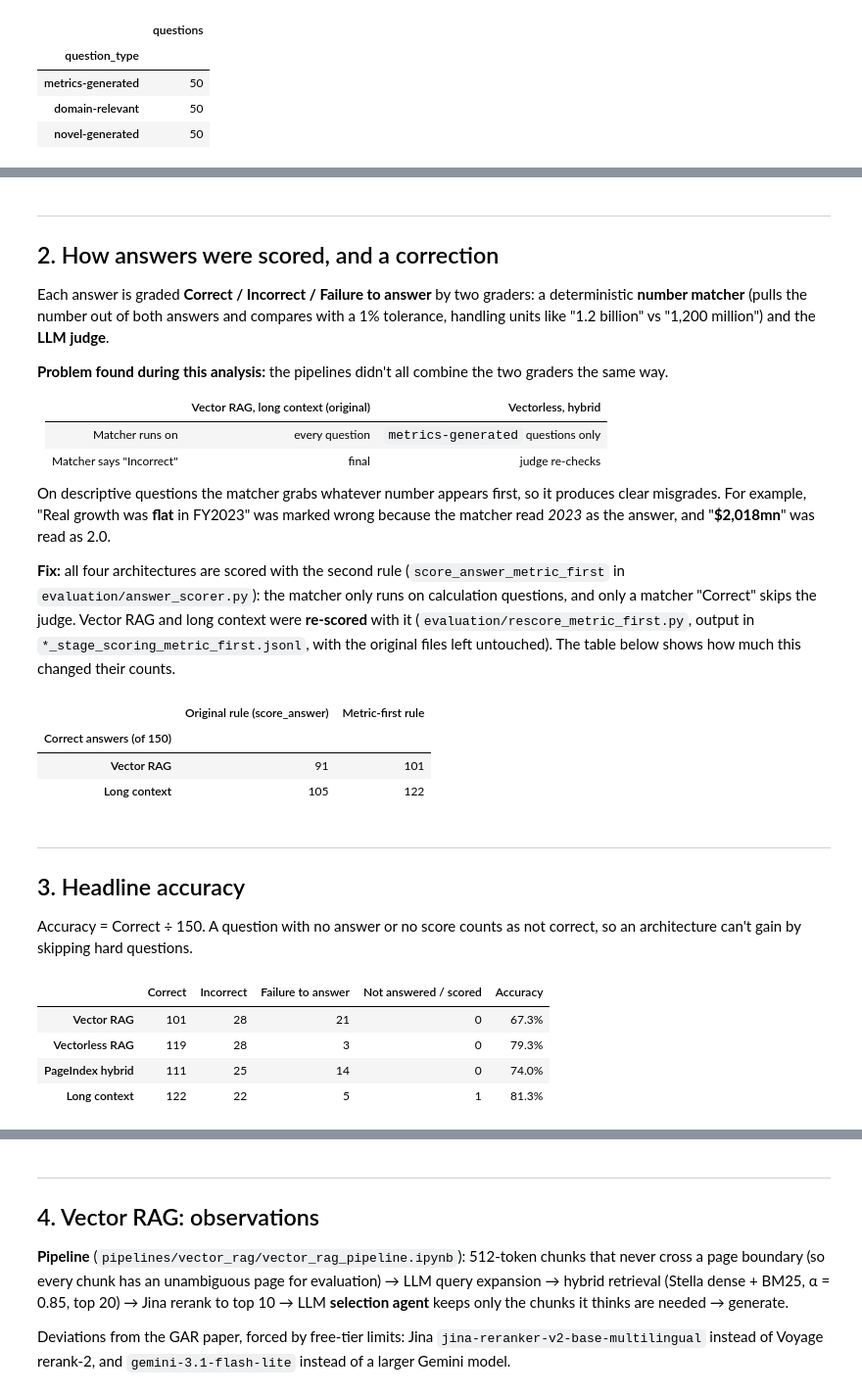
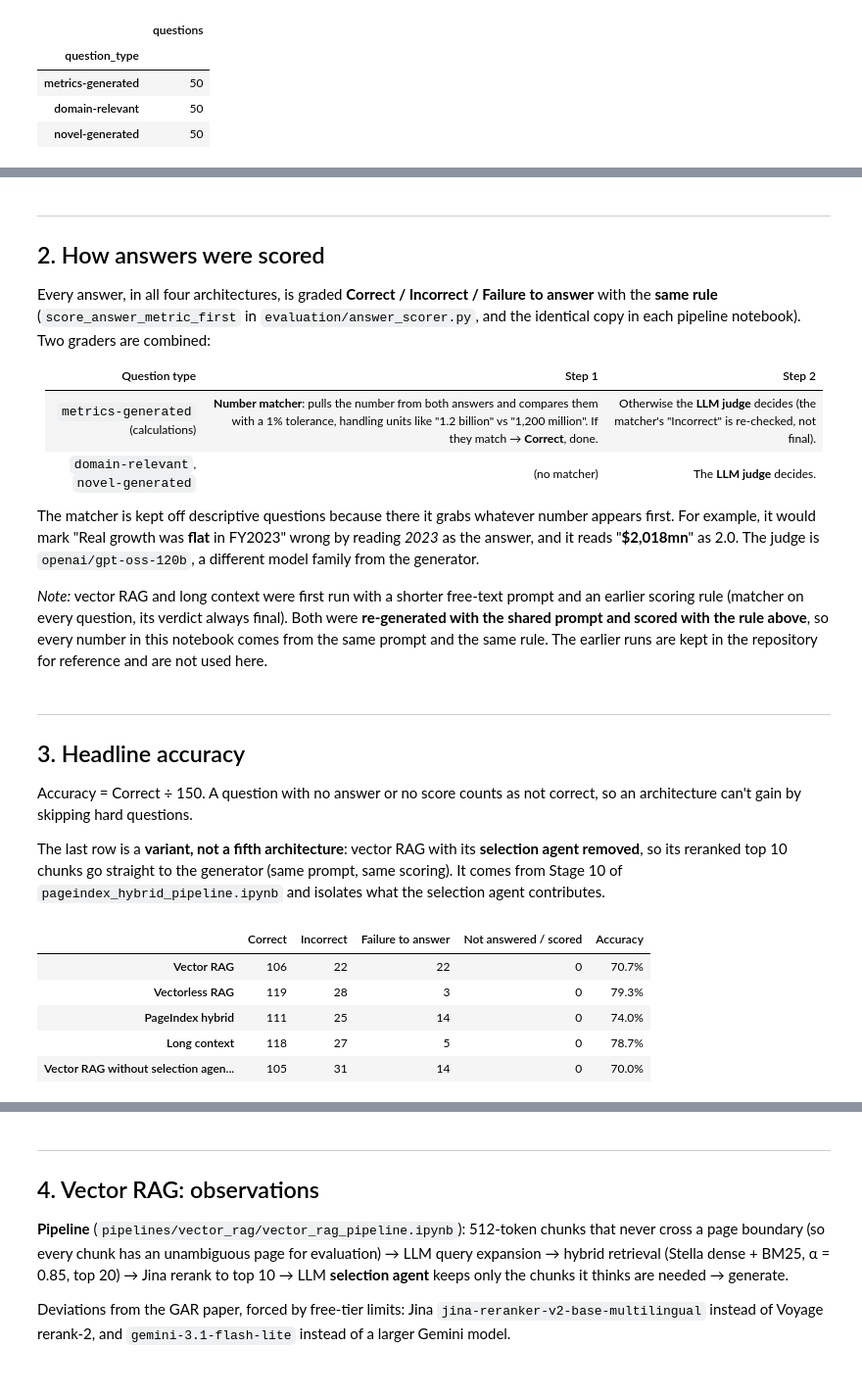
Before and after one commit to shaliqsv/financebench-rag-thesis, a Jupyter notebook: analysis/findings_walkthrough.ipynb, the cells around one changed output, grey strips where cells are left out. Shown at 98% size. Drawn from its saved outputs; the diff is of its cells as text; code cells hidden in the pictures.

```diff
--- a/analysis/findings_walkthrough.ipynb
+++ b/analysis/findings_walkthrough.ipynb
@@ -100,66 +101,59 @@ questions.question_type.value_counts().to_frame("questions")
 | **Long context** | none: the whole PDF is sent with every question | the entire filing |
 # %% [markdown]
 ---
-## 2. How answers were scored, and a correction
+## 2. How answers were scored
 
-Each answer is graded **Correct / Incorrect / Failure to answer** by two graders: a deterministic **number matcher** (pulls the number out of both answers and compares with a 1% tolerance, handling units like "1.2 billion" vs "1,200 million") and the **LLM judge**.
+Every answer, in all four architectures, is graded **Correct / Incorrect / Failure to answer** with the **same rule** (`score_answer_metric_first` in `evaluation/answer_scorer.py`, and the identical copy in each pipeline notebook). Two graders are combined:
 
-**Problem found during this analysis:** the pipelines didn't all combine the two graders the same way.
+| Question type | Step 1 | Step 2 |
+|---|---|---|
+| `metrics-generated` (calculations) | **Number matcher**: pulls the number from both answers and compares them with a 1% tolerance, handling units like "1.2 billion" vs "1,200 million". If they match → **Correct**, done. | Otherwise the **LLM judge** decides (the matcher's "Incorrect" is re-checked, not final). |
+| `domain-relevant`, `novel-generated` | (no matcher) | The **LLM judge** decides. |
 
-| | Vector RAG, long context (original) | Vectorless, hybrid |
-|---|---|---|
-| Matcher runs on | every question | `metrics-generated` questions only |
-| Matcher says "Incorrect" | final | judge re-checks |
+The matcher is kept off descriptive questions because there it grabs whatever number appears first. For example, it would mark "Real growth was **flat** in FY2023" wrong by reading *2023* as the answer, and it reads "**$2,018mn**" as 2.0. The judge is `openai/gpt-oss-120b`, a different model family from the generator.
 
-On descriptive questions the matcher grabs whatever number appears first, so it produces clear misgrades. For example, "Real growth was **flat** in FY2023" was marked wrong because the matcher read *2023* as the answer, and "**$2,018mn**" was read as 2.0.
-
-**Fix:** all four architectures are scored with the second rule (`score_answer_metric_first` in `evaluation/answer_scorer.py`): the matcher only runs on calculation questions, and only a matcher "Correct" skips the judge. Vector RAG and long context were **re-scored** with it (`evaluation/rescore_metric_first.py`, output in `*_stage_scoring_metric_first.jsonl`, with the original files left untouched). The table below shows how much this changed their counts.
+*Note:* vector RAG and long context were first run with a shorter free-text prompt and an earlier scoring rule (matcher on every question, its verdict always final). Both were **re-generated with the shared prompt and scored with the rule above**, so every number in this notebook comes from the same prompt and the same rule. The earlier runs are kept in the repository for reference and are not used here.
 # %%
-# Final verdicts, all under the same metric-first rule (see the note above)
+# Final verdicts -- every architecture: same generation prompt and same scoring rule (Sections 1-2)
 SCORING = {
-    "Vector RAG":       R / "vector_rag_stage_scoring_metric_first.jsonl",
+    "Vector RAG":       R / "vector_rag_stage_scoring_structured.jsonl",
     "Vectorless RAG":   R / "vectorless_rag_stage_scoring.jsonl",
     "PageIndex hybrid": R / "pageindex_hybrid_expanded_stage_scoring.jsonl",
-    "Long context":     R / "long_context_stage_scoring_metric_first.jsonl",
+    "Long context":     R / "long_context_stage_scoring_structured.jsonl",
 }
 ARCHS = list(SCORING)
 
 labels = pd.DataFrame({arch: {i: r["label"] for i, r in latest_by_id(path).items()} for arch, path in SCORING.items()})
 labels = labels.reindex(questions.index)          # unanswered / unscored -> NaN, counted as not correct
 correct = labels.eq("Correct")
-
-# Before/after for the two pipelines that were re-scored
-original = {
-    "Vector RAG":   latest_by_id(R / "vector_rag_stage_scoring.jsonl"),
-    "Long context": latest_by_id(R / "long_context_stage_scoring.jsonl"),
-}
-pd.DataFrame({
-    "Original rule (score_answer)": {a: sum(r["score_label"] == "Correct" for r in recs.values()) for a, recs in original.items()},
-    "Metric-first rule": {a: int(correct[a].sum()) for a in original},
-}).rename_axis("Correct answers (of 150)")
-# %% [output]
-|  | Original rule (score_answer) | Metric-first rule |
-| Correct answers (of 150) |  |  |
-| Vector RAG | 91 | 101 |
-| Long context | 105 | 122 |
 # %% [markdown]
 ---
 ## 3. Headline accuracy
 
 Accuracy = Correct ÷ 150. A question with no answer or no score counts as not correct, so an architecture can't gain by skipping hard questions.
+
+The last row is a **variant, not a fifth architecture**: vector RAG with its **selection agent removed**, so its reranked top 10 chunks go straight to the generator (same prompt, same scoring). It comes from Stage 10 of `pageindex_hybrid_pipeline.ipynb` and isolates what the selection agent contributes.
 # %%
+# Variant row: vector RAG's reranked top 10 sent straight to the generator -- no selection agent, same prompt
+# and scoring (Stage 10 "control" of pageindex_hybrid_pipeline.ipynb). Shown for comparison only; it is not
+# one of the four architectures and has no cost/latency run of its own.
+VARIANT = "Vector RAG without selection agent (variant)"
+variant_labels = pd.Series({i: r["label"] for i, r in latest_by_id(R / "plain_rerank_direct_stage_scoring.jsonl").items()})
+headline_labels = labels.assign(**{VARIANT: variant_labels.reindex(questions.index)})
+
 summary = pd.DataFrame({
-    "Correct": correct.sum(),
-    "Incorrect": labels.eq("Incorrect").sum(),
-    "Failure to answer": labels.eq("Failure to Answer").sum(),
-    "Not answered / scored": labels.isna().sum(),
+    "Correct": headline_labels.eq("Correct").sum(),
+    "Incorrect": headline_labels.eq("Incorrect").sum(),
+    "Failure to answer": headline_labels.eq("Failure to Answer").sum(),
+    "Not answered / scored": headline_labels.isna().sum(),
 })
 summary["Accuracy"] = (summary["Correct"] / N).map("{:.1%}".format)
 summary
 # %% [output]
 |  | Correct | Incorrect | Failure to answer | Not answered / scored | Accuracy |
-| Vector RAG | 101 | 28 | 21 | 0 | 67.3% |
+| Vector RAG | 106 | 22 | 22 | 0 | 70.7% |
 | Vectorless RAG | 119 | 28 | 3 | 0 | 79.3% |
 | PageIndex hybrid | 111 | 25 | 14 | 0 | 74.0% |
-| Long context | 122 | 22 | 5 | 1 | 81.3% |
+| Long context | 118 | 27 | 5 | 0 | 78.7% |
+| Vector RAG without selection agen... | 105 | 31 | 14 | 0 | 70.0% |
 # %% [markdown]
```
Also changed, not shown: parts of 18 cells of this notebook, 9 other files.
